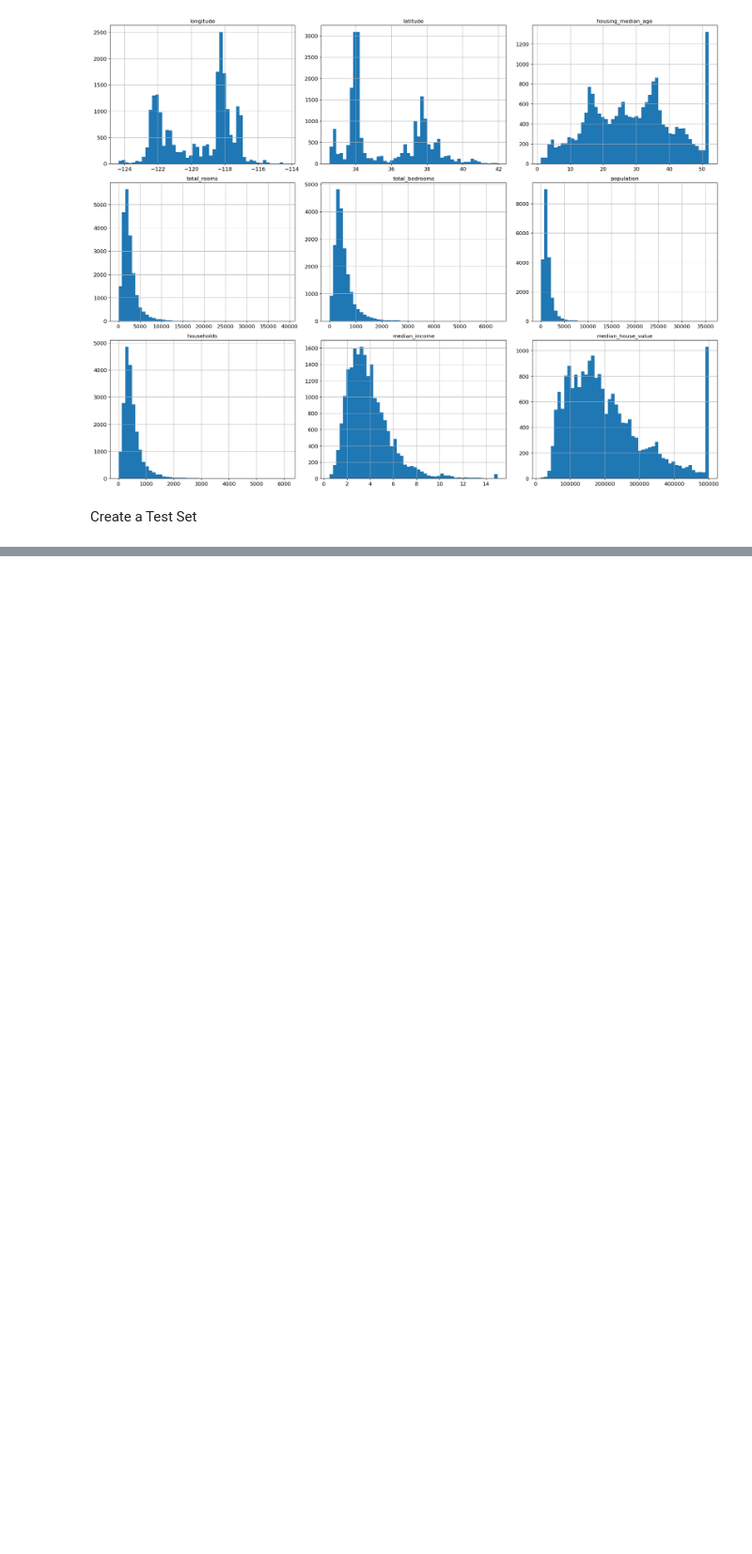
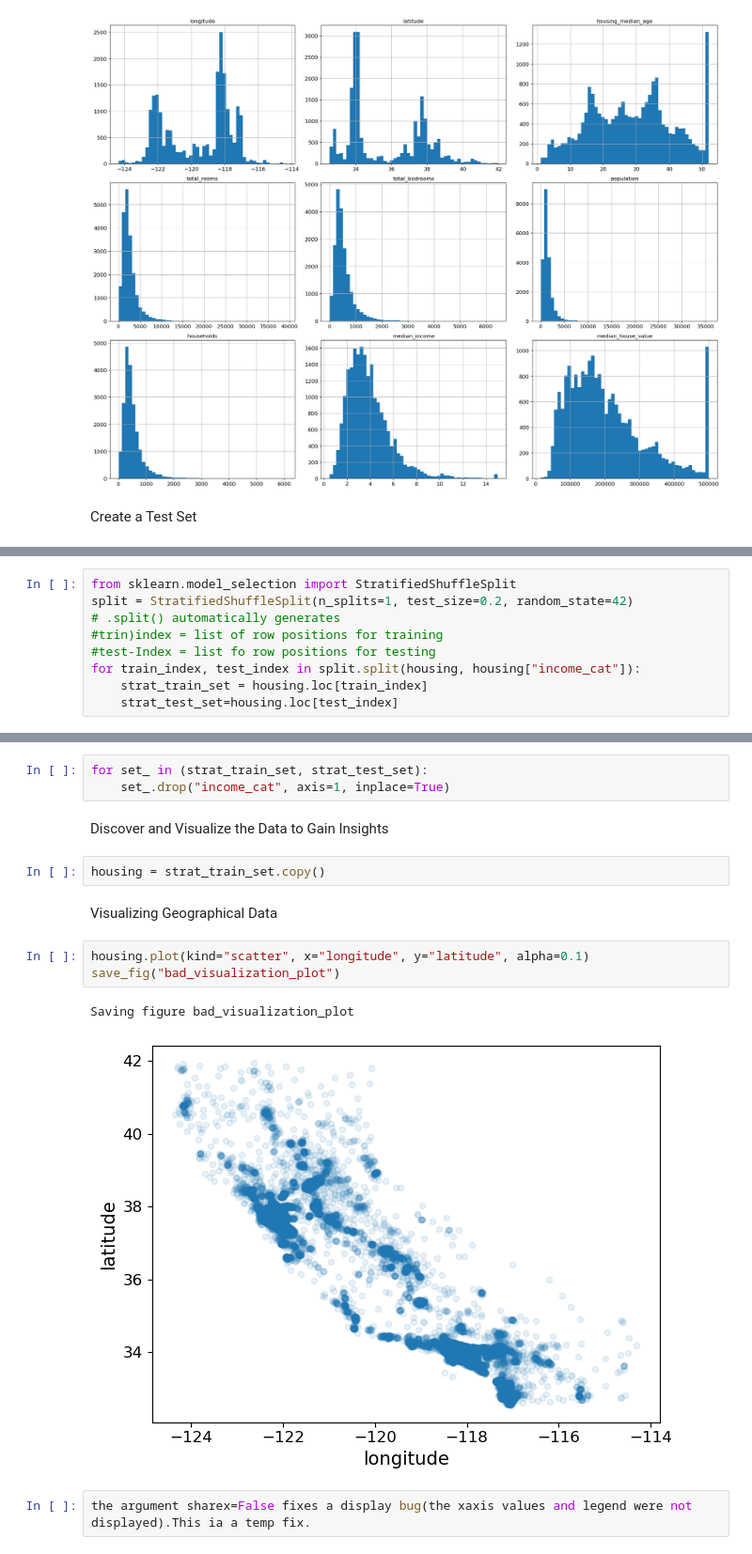
Before and after one commit to RojanShrestha77/MachineLearnings_, a Jupyter notebook: machinelearning2.ipynb, the cells around one changed output, grey strips where cells are left out. Shown at 94% size. Cells and saved outputs as stored; diff of their text form; blank space fills up the shorter version.

```diff
--- a/machinelearning2.ipynb
+++ b/machinelearning2.ipynb
@@ -150,0 +172,9 @@ import numpy as np
+# %%
+from sklearn.model_selection import StratifiedShuffleSplit
+split = StratifiedShuffleSplit(n_splits=1, test_size=0.2, random_state=42)
+# .split() automatically generates
+#trin)index = list of row positions for training
+#test-Index = list fo row positions for testing
+for train_index, test_index in split.split(housing, housing["income_cat"]):
+    strat_train_set = housing.loc[train_index]
+    strat_test_set=housing.loc[test_index]
@@ -150,0 +224,17 @@ import numpy as np
+# %%
+for set_ in (strat_train_set, strat_test_set):
+    set_.drop("income_cat", axis=1, inplace=True)
+# %% [markdown]
+Discover and Visualize the Data to Gain Insights
+# %%
+housing = strat_train_set.copy()
+# %% [markdown]
+Visualizing Geographical Data
+# %%
+housing.plot(kind="scatter", x="longitude", y="latitude", alpha=0.1)
+save_fig("bad_visualization_plot")
+# %% [output]
+Saving figure bad_visualization_plot
+[figure, added]
+# %%
+the argument sharex=False fixes a display bug(the xaxis values and legend were not displayed).This ia a temp fix.
```
Also changed, not shown: parts of 23 cells of this notebook, 6 other files.
